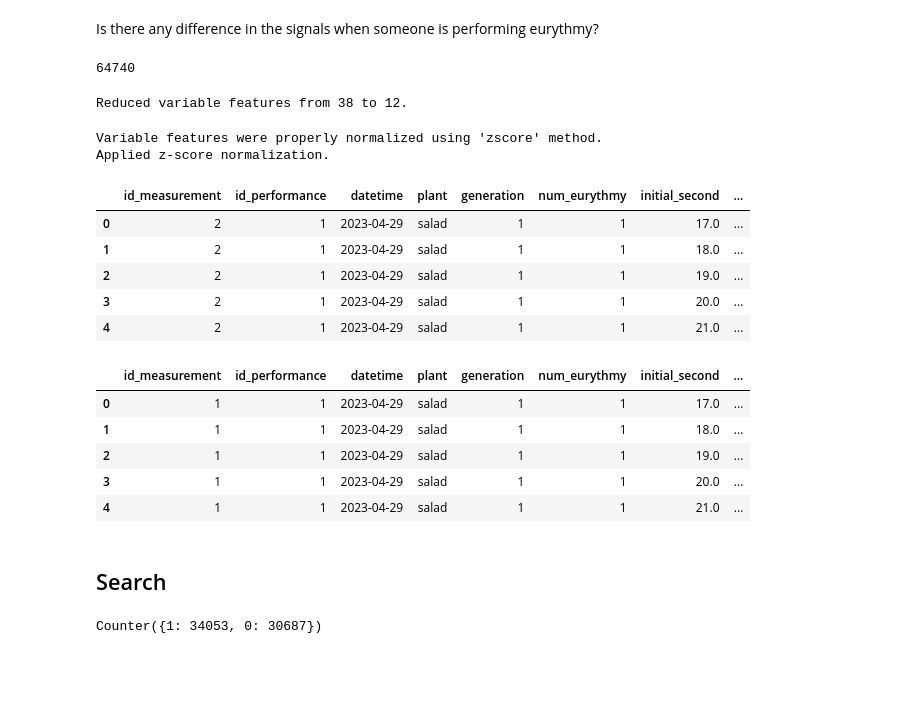
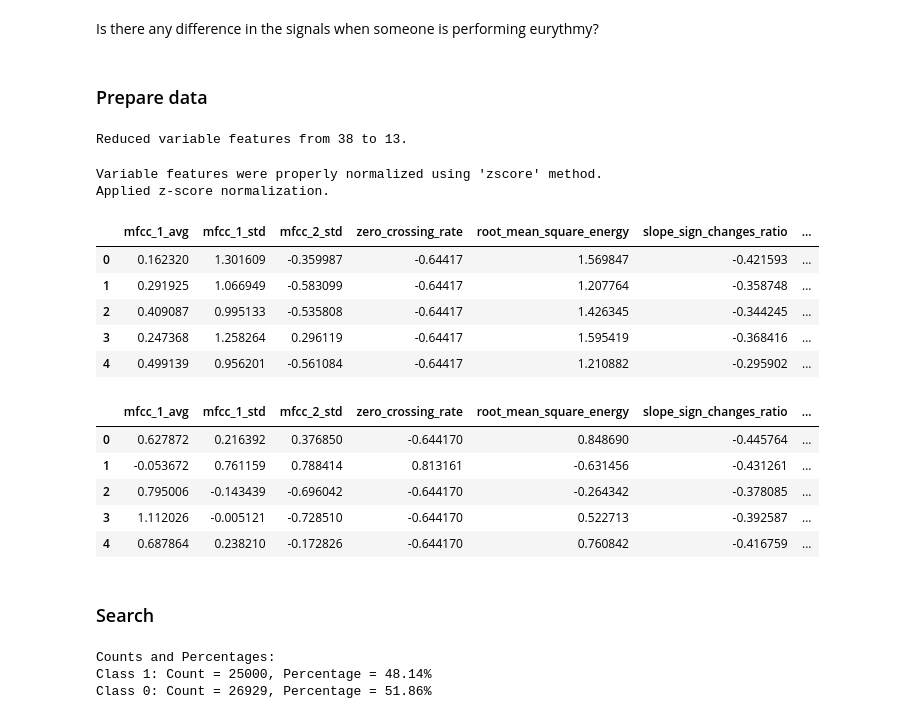
Before and after one commit to alvaro-francisco-gil/plant-reactivity-analysis, a Jupyter notebook: notebooks/experiment_neural_network.ipynb, the cells around one changed output. Drawn from its saved outputs; the diff is of its cells as text; code cells hidden in the pictures; blank space fills up the shorter version.

```diff
--- a/notebooks/experiment_neural_network.ipynb
+++ b/notebooks/experiment_neural_network.ipynb
@@ -43,24 +63,24 @@ val_feat_dataset.features.reset_index(drop=True, inplace=True)
 # %% [markdown]
 Is there any difference in the signals when someone is performing eurythmy?
+# %% [markdown]
+### Prepare data
 # %%
 # Reduce the Dataset for the datapoints concerning RQ1
 
-processed_train_indexes, train_targets= ped.get_indexes_and_targets_by_rq(1, train_feat_dataset.features)
-train_feat_dataset.features= train_feat_dataset.features.iloc[processed_train_indexes]
-train_feat_dataset.features.reset_index(drop=True, inplace=True)
+rq1_train_feat_dataset= train_feat_dataset.copy()
+processed_train_indexes, train_targets= ped.get_indexes_and_targets_by_rq(1, rq1_train_feat_dataset.features)
+rq1_train_feat_dataset.features= rq1_train_feat_dataset.features.iloc[processed_train_indexes]
+rq1_train_feat_dataset.features.reset_index(drop=True, inplace=True)
 
-processed_val_indexes, val_targets= ped.get_indexes_and_targets_by_rq(1, val_feat_dataset.features)
-val_feat_dataset.features= val_feat_dataset.features.iloc[processed_val_indexes]
-val_feat_dataset.features.reset_index(drop=True, inplace=True)
+rq1_val_feat_dataset= val_feat_dataset.copy()
+processed_val_indexes, val_targets= ped.get_indexes_and_targets_by_rq(1, rq1_val_feat_dataset.features)
+rq1_val_feat_dataset.features= rq1_val_feat_dataset.features.iloc[processed_val_indexes]
+rq1_val_feat_dataset.features.reset_index(drop=True, inplace=True)
-# %%
-len(train_targets)
-# %% [output]
-64740
 # %%
 # Reduce the features that are correlated in the training data
-train_cols= train_feat_dataset.reduce_features(targets= train_targets, corr_threshold=0.75)
-val_feat_dataset.keep_only_specified_variable_columns(train_cols)
+train_cols= rq1_train_feat_dataset.reduce_features(targets= train_targets, corr_threshold=0.75)
+rq1_val_feat_dataset.keep_only_specified_variable_columns(train_cols)
 # %% [output]
-Reduced variable features from 38 to 12.
+Reduced variable features from 38 to 13.
 # %%
 # Normalize features
@@ -70,21 +90,21 @@ val_feat_dataset.apply_normalization(normalization_params)
 Variable features were properly normalized using 'zscore' method.
 Applied z-score normalization.
 # %%
-train_feat_dataset.features.head()
+rq1_train_feat_dataset.objective_features.head()
 # %% [output]
-|  | id_measurement | id_performance | datetime | plant | generation | num_eurythmy | initial_second | ... |
-| 0 | 2 | 1 | 2023-04-29 | salad | 1 | 1 | 17.0 | ... |
-| 1 | 2 | 1 | 2023-04-29 | salad | 1 | 1 | 18.0 | ... |
-| 2 | 2 | 1 | 2023-04-29 | salad | 1 | 1 | 19.0 | ... |
-| 3 | 2 | 1 | 2023-04-29 | salad | 1 | 1 | 20.0 | ... |
-| 4 | 2 | 1 | 2023-04-29 | salad | 1 | 1 | 21.0 | ... |
+|  | mfcc_1_avg | mfcc_1_std | mfcc_2_std | zero_crossing_rate | root_mean_square_energy | slope_sign_changes_ratio | ... |
+| 0 | 0.162320 | 1.301609 | -0.359987 | -0.64417 | 1.569847 | -0.421593 | ... |
+| 1 | 0.291925 | 1.066949 | -0.583099 | -0.64417 | 1.207764 | -0.358748 | ... |
+| 2 | 0.409087 | 0.995133 | -0.535808 | -0.64417 | 1.426345 | -0.344245 | ... |
+| 3 | 0.247368 | 1.258264 | 0.296119 | -0.64417 | 1.595419 | -0.368416 | ... |
+| 4 | 0.499139 | 0.956201 | -0.561084 | -0.64417 | 1.210882 | -0.295902 | ... |
 # %%
-val_feat_dataset.features.head()
+rq1_val_feat_dataset.objective_features.head()
 # %% [output]
-|  | id_measurement | id_performance | datetime | plant | generation | num_eurythmy | initial_second | ... |
-| 0 | 1 | 1 | 2023-04-29 | salad | 1 | 1 | 17.0 | ... |
-| 1 | 1 | 1 | 2023-04-29 | salad | 1 | 1 | 18.0 | ... |
-| 2 | 1 | 1 | 2023-04-29 | salad | 1 | 1 | 19.0 | ... |
-| 3 | 1 | 1 | 2023-04-29 | salad | 1 | 1 | 20.0 | ... |
-| 4 | 1 | 1 | 2023-04-29 | salad | 1 | 1 | 21.0 | ... |
+|  | mfcc_1_avg | mfcc_1_std | mfcc_2_std | zero_crossing_rate | root_mean_square_energy | slope_sign_changes_ratio | ... |
+| 0 | 0.627872 | 0.216392 | 0.376850 | -0.644170 | 0.848690 | -0.445764 | ... |
+| 1 | -0.053672 | 0.761159 | 0.788414 | 0.813161 | -0.631456 | -0.431261 | ... |
+| 2 | 0.795006 | -0.143439 | -0.696042 | -0.644170 | -0.264342 | -0.378085 | ... |
+| 3 | 1.112026 | -0.005121 | -0.728510 | -0.644170 | 0.522713 | -0.392587 | ... |
+| 4 | 0.687864 | 0.238210 | -0.172826 | -0.644170 | 0.760842 | -0.416759 | ... |
 # %%
@@ -93,10 +113,18 @@ val_loader= val_feat_dataset.get_variable_features_loader(val_targets)
 # %% [markdown]
-## Search
+### Search
 # %%
-from collections import Counter
+def print_counts_and_percentages(values):
+    count = Counter(values)
+    total = sum(count.values())
 
-count = Counter(train_targets)
-print(count)
+    print("Counts and Percentages:")
+    for key, value in count.items():
+        percentage = (value / total) * 100
+        print(f"Class {key}: Count = {value}, Percentage = {percentage:.2f}%")
-# %% [output]
-Counter({1: 34053, 0: 30687})
+# %%
+print_counts_and_percentages(train_targets)
+# %% [output]
+Counts and Percentages:
+Class 1: Count = 25000, Percentage = 48.14%
+Class 0: Count = 26929, Percentage = 51.86%
 # %%
```
Also changed, not shown: parts of 67 cells of this notebook, 5 other files.
